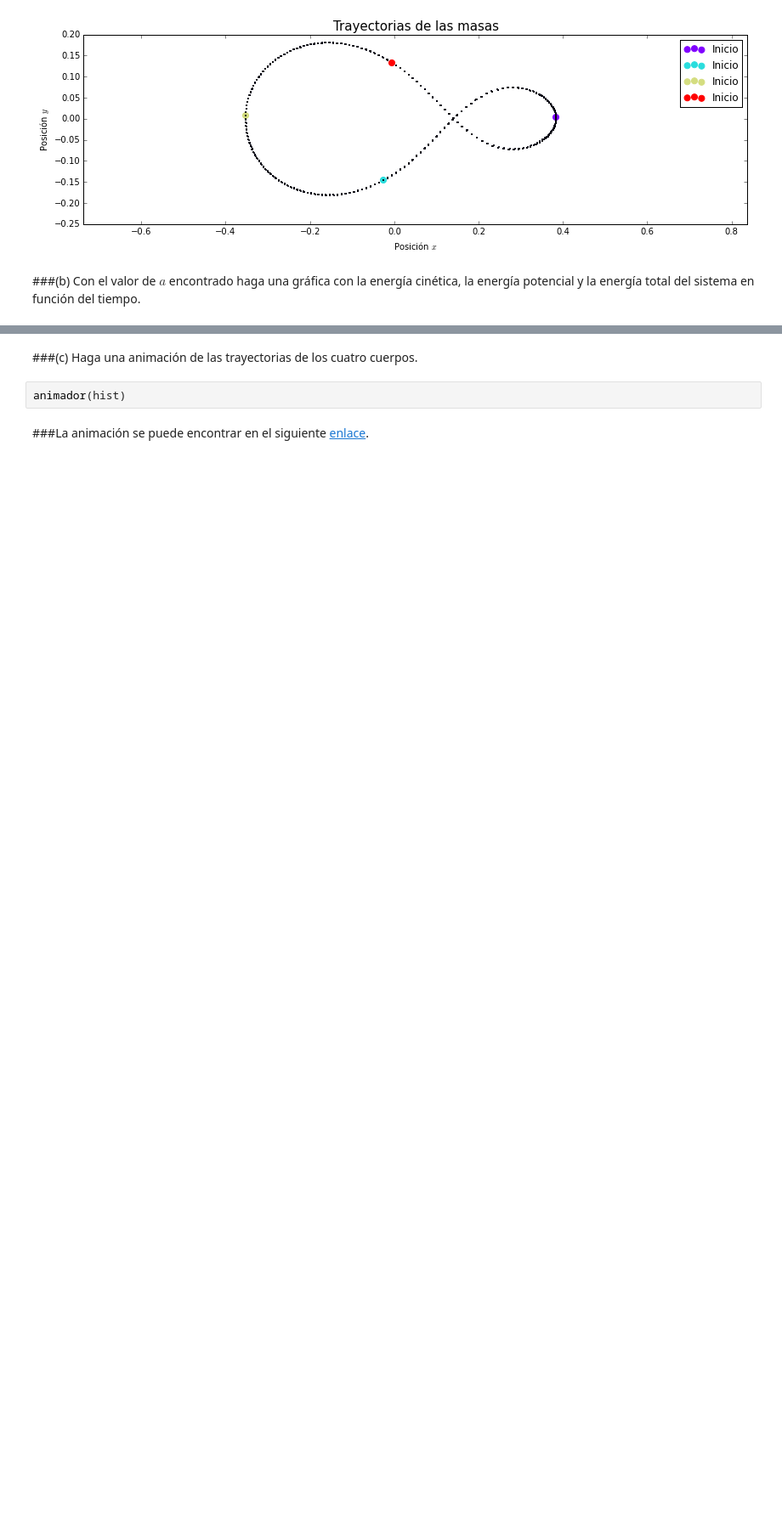
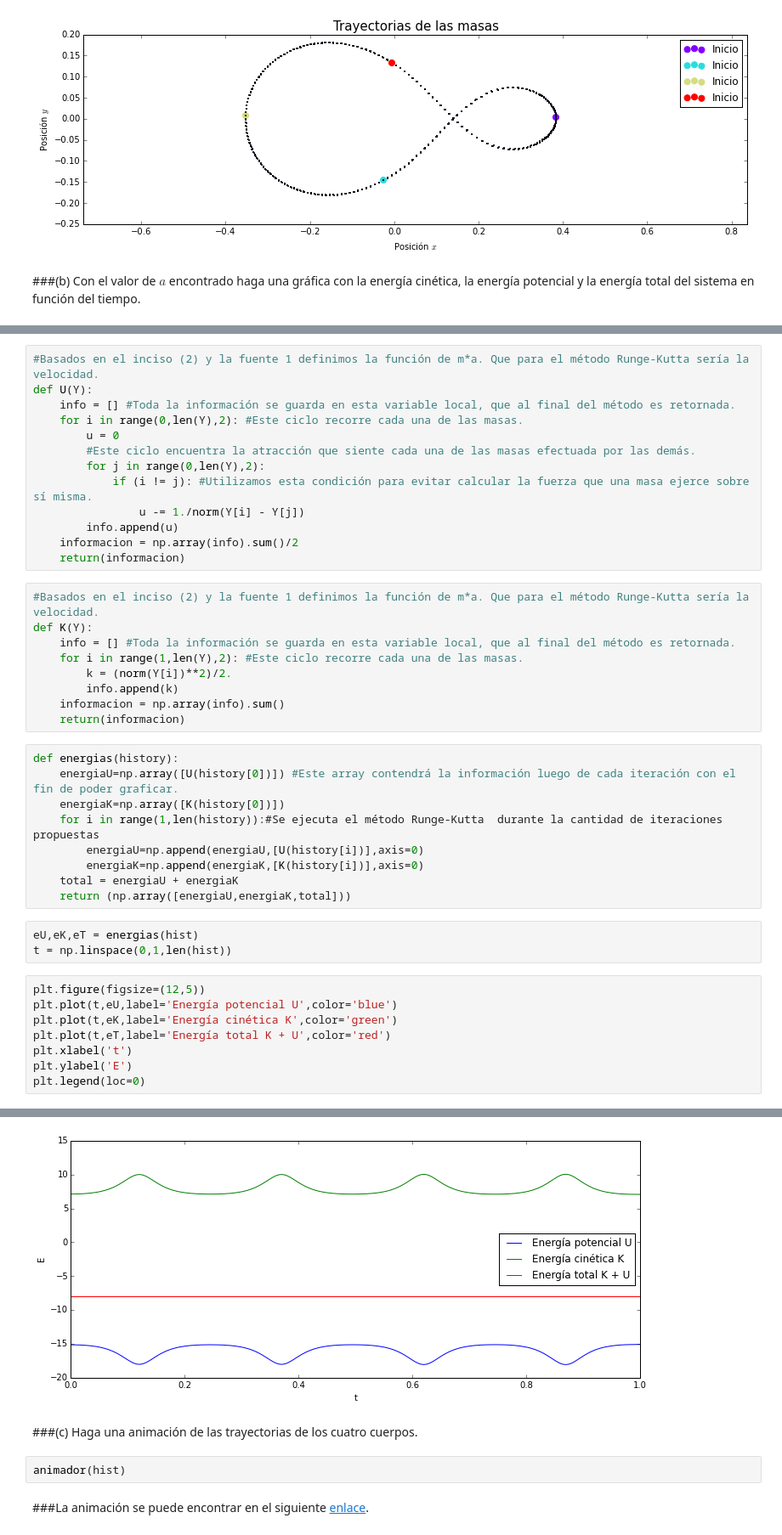
Before and after one commit to ArturoVelasquez/MC-1, a Jupyter notebook: Tareas/HW5/HW5.ipynb, the cells around one changed output, grey strips where cells are left out. Shown: that part at 85% size. Drawn from its saved outputs; the diff is of its cells as text; blank space fills up the shorter version.

Commit message:
falta comentar algunos métodos, de resto todo hecho

```diff
--- a/Tareas/HW5/HW5.ipynb
+++ b/Tareas/HW5/HW5.ipynb
@@ -310,0 +309,43 @@ graficador(hist,masa=0)
+# %%
+#Basados en el inciso (2) y la fuente 1 definimos la función de m*a. Que para el método Runge-Kutta sería la velocidad.
+def U(Y):
+    info = [] #Toda la información se guarda en esta variable local, que al final del método es retornada.
+    for i in range(0,len(Y),2): #Este ciclo recorre cada una de las masas.
+        u = 0
+        #Este ciclo encuentra la atracción que siente cada una de las masas efectuada por las demás.
+        for j in range(0,len(Y),2):
+            if (i != j): #Utilizamos esta condición para evitar calcular la fuerza que una masa ejerce sobre sí misma.
+                u -= 1./norm(Y[i] - Y[j])
+        info.append(u)
+    informacion = np.array(info).sum()/2
+    return(informacion)
+# %%
+#Basados en el inciso (2) y la fuente 1 definimos la función de m*a. Que para el método Runge-Kutta sería la velocidad.
+def K(Y):
+    info = [] #Toda la información se guarda en esta variable local, que al final del método es retornada.
+    for i in range(1,len(Y),2): #Este ciclo recorre cada una de las masas.
+        k = (norm(Y[i])**2)/2.
+        info.append(k)
+    informacion = np.array(info).sum()
+    return(informacion)
+# %%
+def energias(history):
+    energiaU=np.array([U(history[0])]) #Este array contendrá la información luego de cada iteración con el fin de poder graficar.
+    energiaK=np.array([K(history[0])])
+    for i in range(1,len(history)):#Se ejecuta el método Runge-Kutta  durante la cantidad de iteraciones propuestas
+        energiaU=np.append(energiaU,[U(history[i])],axis=0)
+        energiaK=np.append(energiaK,[K(history[i])],axis=0)
+    total = energiaU + energiaK
+    return (np.array([energiaU,energiaK,total]))
+# %%
+eU,eK,eT = energias(hist)
+t = np.linspace(0,1,len(hist))
+# %%
+plt.figure(figsize=(12,5))
+plt.plot(t,eU,label='Energía potencial U',color='blue')
+plt.plot(t,eK,label='Energía cinética K',color='green')
+plt.plot(t,eT,label='Energía total K + U',color='red')
+plt.xlabel('t')
+plt.ylabel('E')
+plt.legend(loc=0)
+# %% [output]
@@ -311,3 +353,4 @@ graficador(hist,masa=0)
+[figure, added]
 # %% [markdown]
 ###(c) Haga una animación de las trayectorias de los cuatro cuerpos.
 # %%
```
Also changed, not shown: parts of 3 cells of this notebook.
